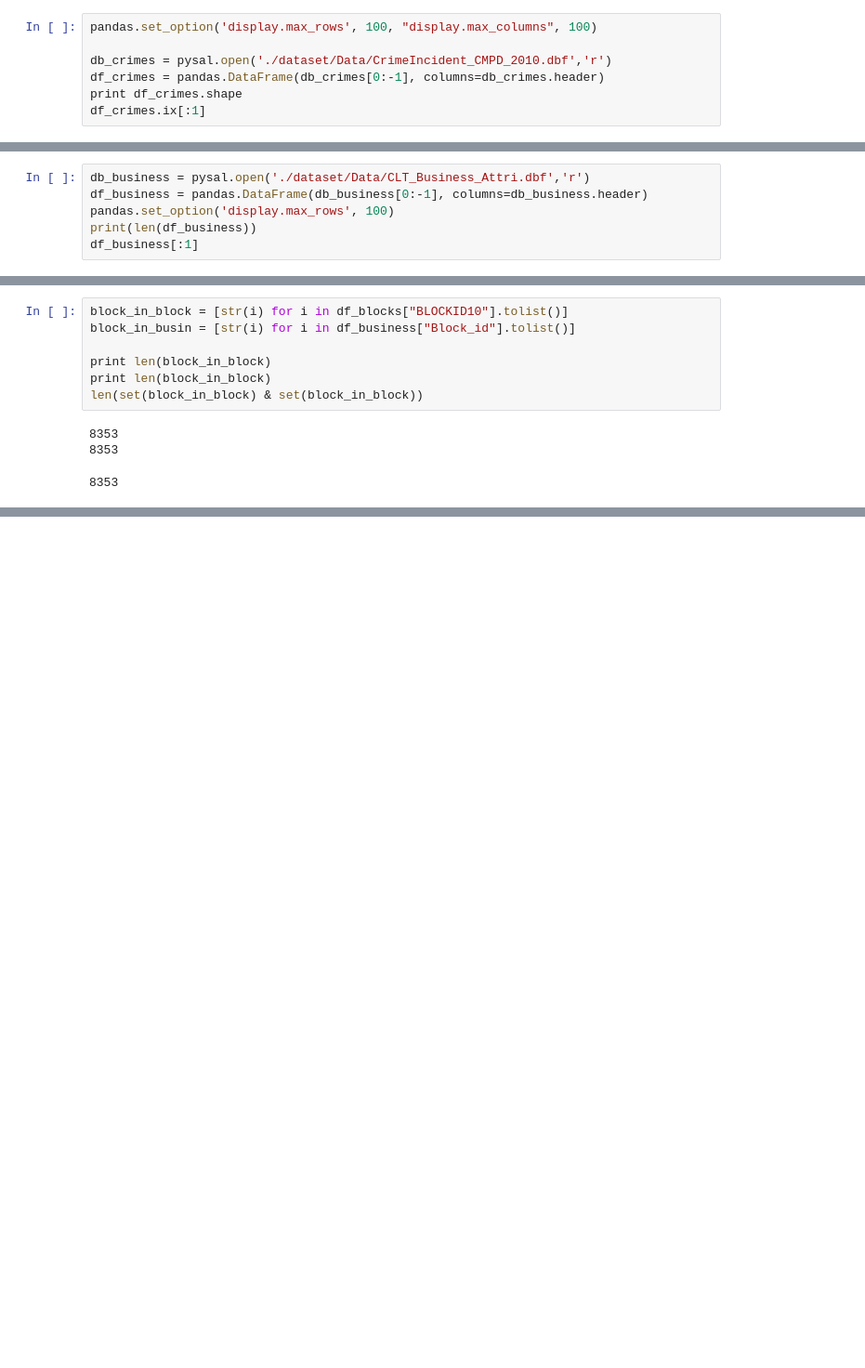
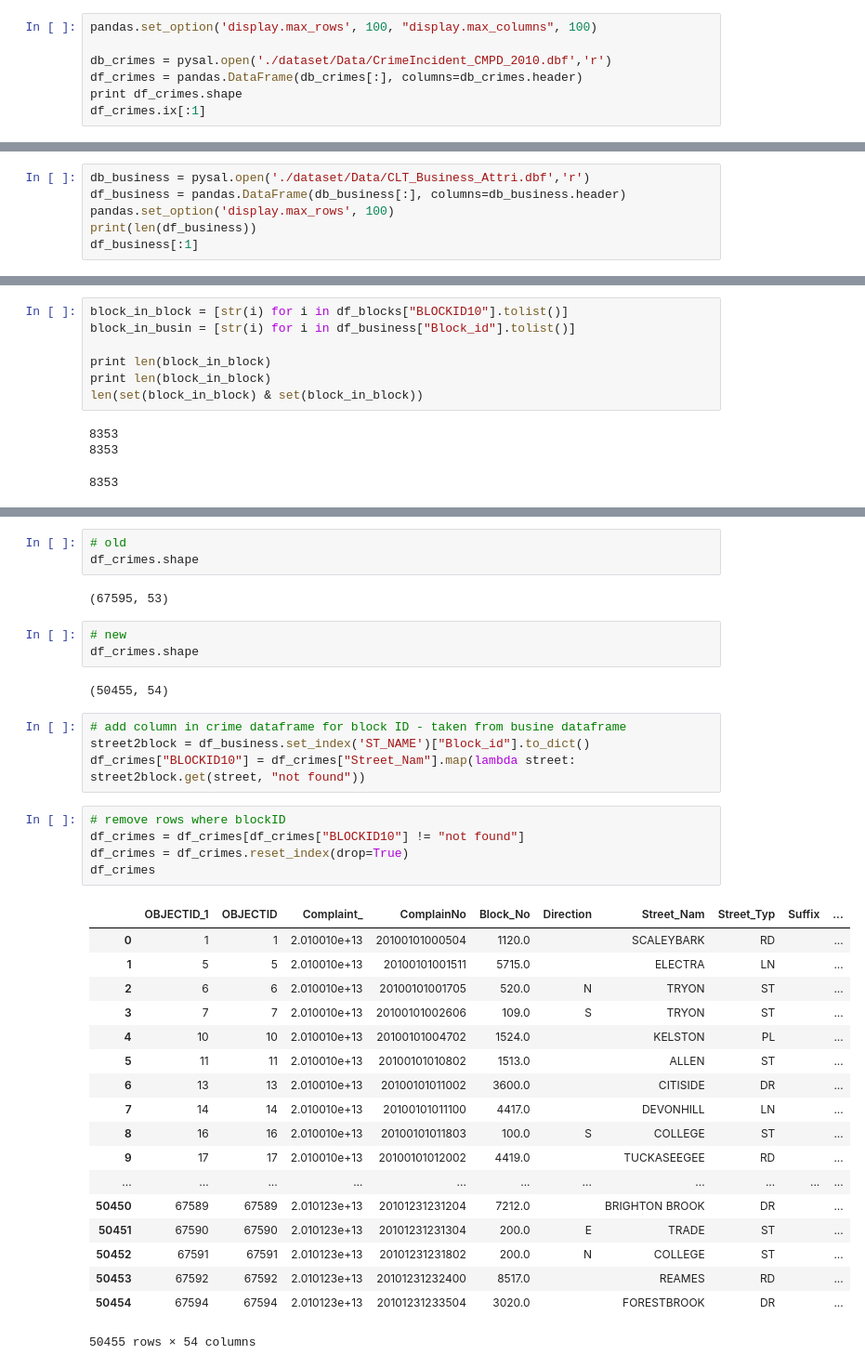
Before and after one commit to chrisPiemonte/crime-analysis, a Jupyter notebook: 2 - Data Preparation.ipynb, the cells around one changed output, grey strips where cells are left out. Shown: that part at 93% size. Drawn from its saved outputs; the diff is of its cells as text; blank space fills up the shorter version.

Commit message:
data preparation cleaningblockID on crimes dataset

```diff
--- a/2 - Data Preparation.ipynb
+++ b/2 - Data Preparation.ipynb
@@ -52,7 +52,7 @@ set([ str(i)[0] for i in df_blocks[attr].tolist()])
 pandas.set_option('display.max_rows', 100, "display.max_columns", 100)
 
 db_crimes = pysal.open('./dataset/Data/CrimeIncident_CMPD_2010.dbf','r')
-df_crimes = pandas.DataFrame(db_crimes[0:-1], columns=db_crimes.header)
+df_crimes = pandas.DataFrame(db_crimes[:], columns=db_crimes.header)
 print df_crimes.shape
 df_crimes.ix[:1]
 # %% [output]
@@ -84,7 +84,7 @@ g = set([ str(i)[0:-2] for i in df_crimes[attr].tolist() if len(str(i)[0:-2]) <
 crimes = [ row for index, row in df_crimes.iterrows()]
 # %%
 db_business = pysal.open('./dataset/Data/CLT_Business_Attri.dbf','r')
-df_business = pandas.DataFrame(db_business[0:-1], columns=db_business.header)
+df_business = pandas.DataFrame(db_business[:], columns=db_business.header)
 pandas.set_option('display.max_rows', 100)
 print(len(df_business))
 df_business[:1]
@@ -154,0 +176,38 @@ len(set(block_in_block) & set(block_in_block))
+# %%
+# old
+df_crimes.shape
+# %% [output]
+(67595, 53)
+# %%
+# new
+df_crimes.shape
+# %% [output]
+(50455, 54)
+# %%
+# add column in crime dataframe for block ID - taken from busine dataframe
+street2block = df_business.set_index('ST_NAME')["Block_id"].to_dict()
+df_crimes["BLOCKID10"] = df_crimes["Street_Nam"].map(lambda street: street2block.get(street, "not found"))
+# %%
+# remove rows where blockID
+df_crimes = df_crimes[df_crimes["BLOCKID10"] != "not found"]
+df_crimes = df_crimes.reset_index(drop=True)
+df_crimes
+# %% [output]
+|  | OBJECTID_1 | OBJECTID | Complaint_ | ComplainNo | Block_No | Direction | Street_Nam | Street_Typ | Suffix | ... |
+| 0 | 1 | 1 | 2.010010e+13 | 20100101000504 | 1120.0 |  | SCALEYBARK | RD |  | ... |
+| 1 | 5 | 5 | 2.010010e+13 | 20100101001511 | 5715.0 |  | ELECTRA | LN |  | ... |
+| 2 | 6 | 6 | 2.010010e+13 | 20100101001705 | 520.0 | N | TRYON | ST |  | ... |
+| 3 | 7 | 7 | 2.010010e+13 | 20100101002606 | 109.0 | S | TRYON | ST |  | ... |
+| 4 | 10 | 10 | 2.010010e+13 | 20100101004702 | 1524.0 |  | KELSTON | PL |  | ... |
+| 5 | 11 | 11 | 2.010010e+13 | 20100101010802 | 1513.0 |  | ALLEN | ST |  | ... |
+| 6 | 13 | 13 | 2.010010e+13 | 20100101011002 | 3600.0 |  | CITISIDE | DR |  | ... |
+| 7 | 14 | 14 | 2.010010e+13 | 20100101011100 | 4417.0 |  | DEVONHILL | LN |  | ... |
+| 8 | 16 | 16 | 2.010010e+13 | 20100101011803 | 100.0 | S | COLLEGE | ST |  | ... |
+| 9 | 17 | 17 | 2.010010e+13 | 20100101012002 | 4419.0 |  | TUCKASEEGEE | RD |  | ... |
+| ... | ... | ... | ... | ... | ... | ... | ... | ... | ... | ... |
+| 50450 | 67589 | 67589 | 2.010123e+13 | 20101231231204 | 7212.0 |  | BRIGHTON BROOK | DR |  | ... |
+| 50451 | 67590 | 67590 | 2.010123e+13 | 20101231231304 | 200.0 | E | TRADE | ST |  | ... |
+| 50452 | 67591 | 67591 | 2.010123e+13 | 20101231231802 | 200.0 | N | COLLEGE | ST |  | ... |
+| 50453 | 67592 | 67592 | 2.010123e+13 | 20101231232400 | 8517.0 |  | REAMES | RD |  | ... |
+| 50454 | 67594 | 67594 | 2.010123e+13 | 20101231233504 | 3020.0 |  | FORESTBROOK | DR |  | ... |
+50455 rows × 54 columns
```
Also changed, not shown: parts of 11 cells of this notebook.
